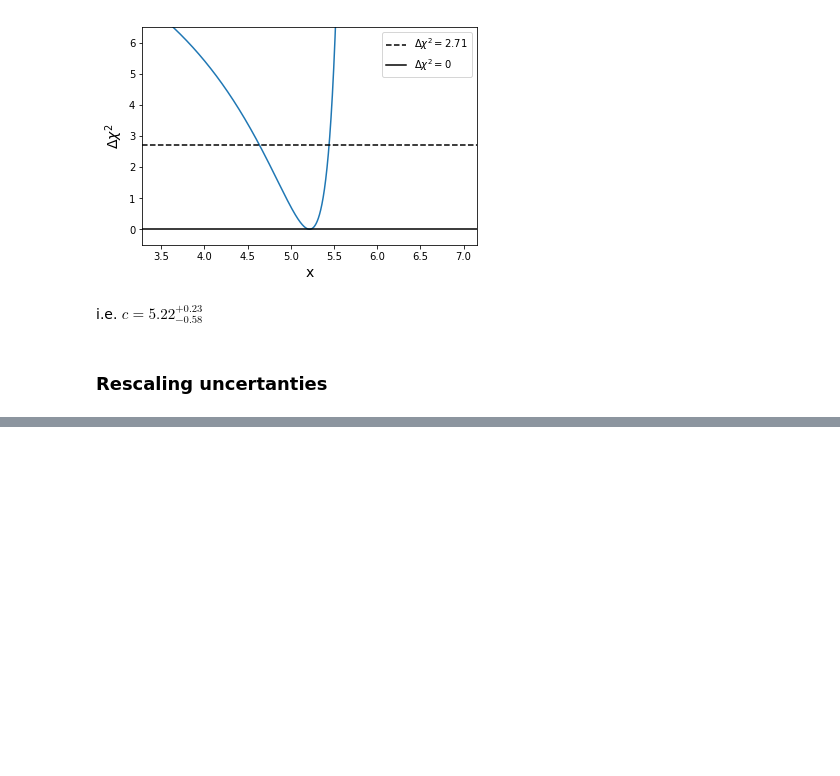
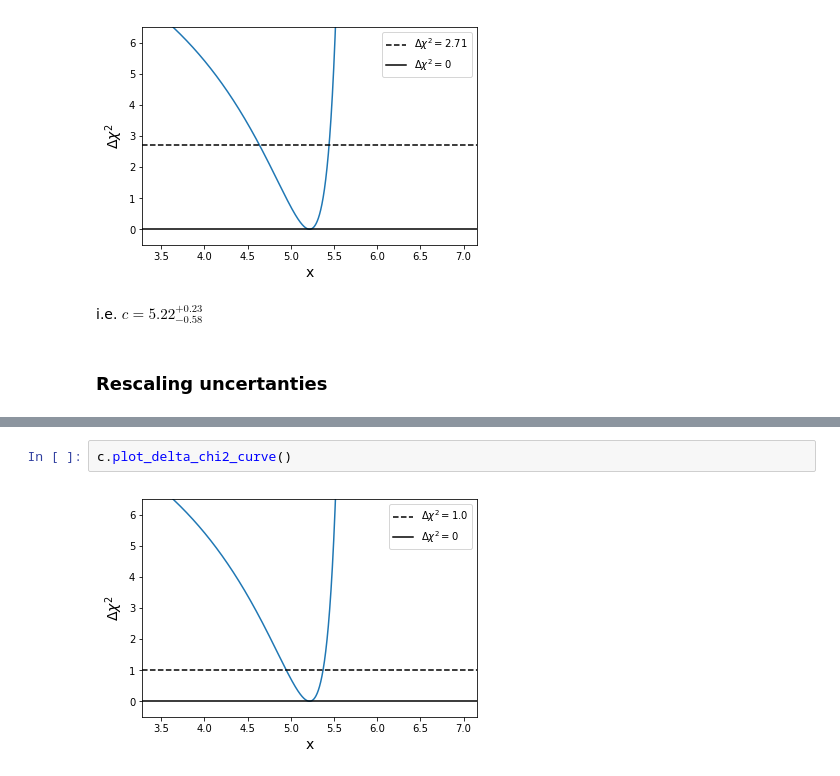
Before and after one commit to muryelgp/asymmetric_uncertainties, a Jupyter notebook: asymmetric_uncertainties/how-to.ipynb, the cells around one changed output, grey strips where cells are left out. Cells and saved outputs as stored; diff of their text form; blank space fills up the shorter version.

```diff
--- a/asymmetric_uncertainties/Untitled.ipynb
+++ b/asymmetric_uncertainties/how-to.ipynb
@@ -107,0 +114,4 @@ The uncertanties can be rescaled, for exam
+# %%
+c.plot_delta_chi2_curve()
+# %% [output]
+[figure, added]
```
Also changed, not shown: parts of 2 cells of this notebook.
